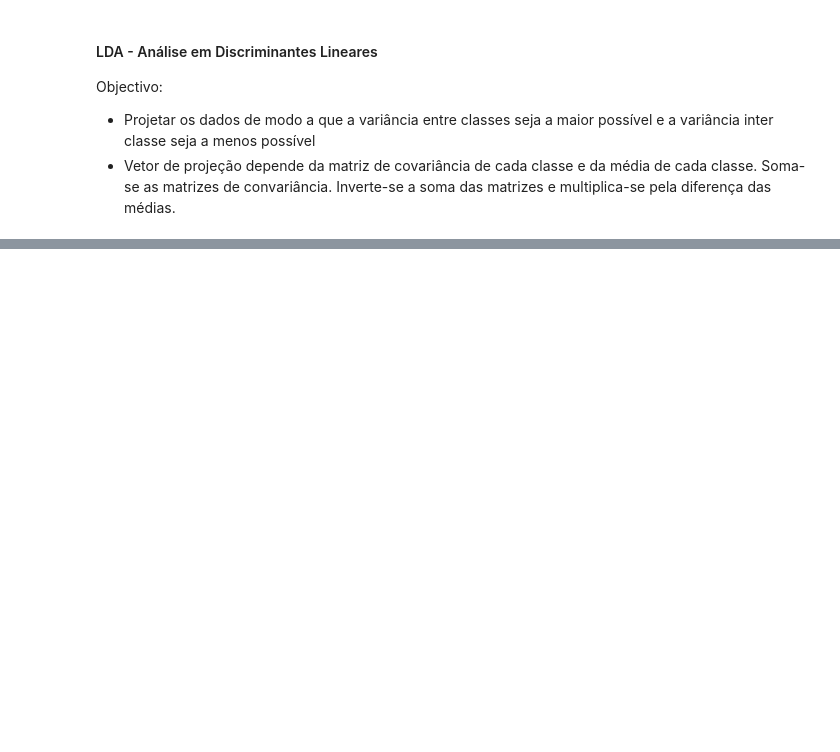
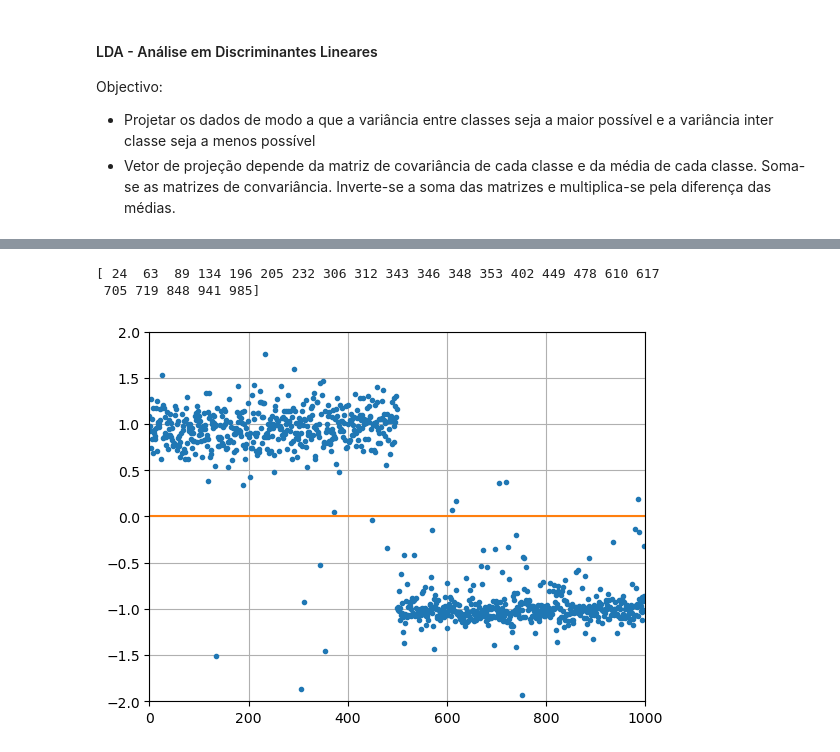
Before and after one commit to AnaSofOliveira/AA-22-23, a Jupyter notebook: Laboratorios/Lab3/Lab3.ipynb, the cells around one changed output, grey strips where cells are left out. Cells and saved outputs as stored; diff of their text form; code cells hidden in the pictures; blank space fills up the shorter version.

```diff
--- a/Laboratorios/Lab3/Lab3.ipynb
+++ b/Laboratorios/Lab3/Lab3.ipynb
@@ -817,0 +907,18 @@ Objectivo:
+# %%
+# Aplicar no conjunto de teste
+X01tp = pca.transform(X01_teste.T).T
+X01_teste_projetado = np.dot(w.T, X01tp)
+l = (np.dot(w, m0) + np.dot(w, m1))/2
+
+plt.plot(X01_teste_projetado, '.')
+plt.plot([0, 1000], [l, l])
+plt.grid(True)
+plt.axis([0, 1000, -2, 2])
+
+y2e = (X01_teste_projetado<0)*1
+idx = np.argwhere(y2!=y2e).squeeze()
+print(idx)
+# %% [output]
+[ 24  63  89 134 196 205 232 306 312 343 346 348 353 402 449 478 610 617
+ 705 719 848 941 985]
+[figure, added]
```
Also changed, not shown: parts of 4 cells of this notebook.
